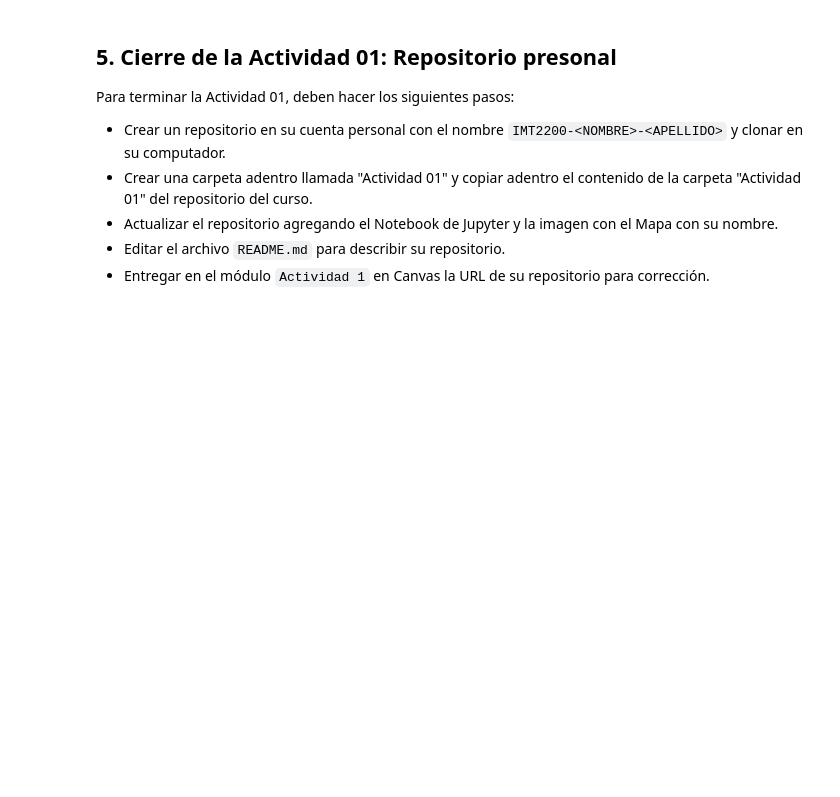
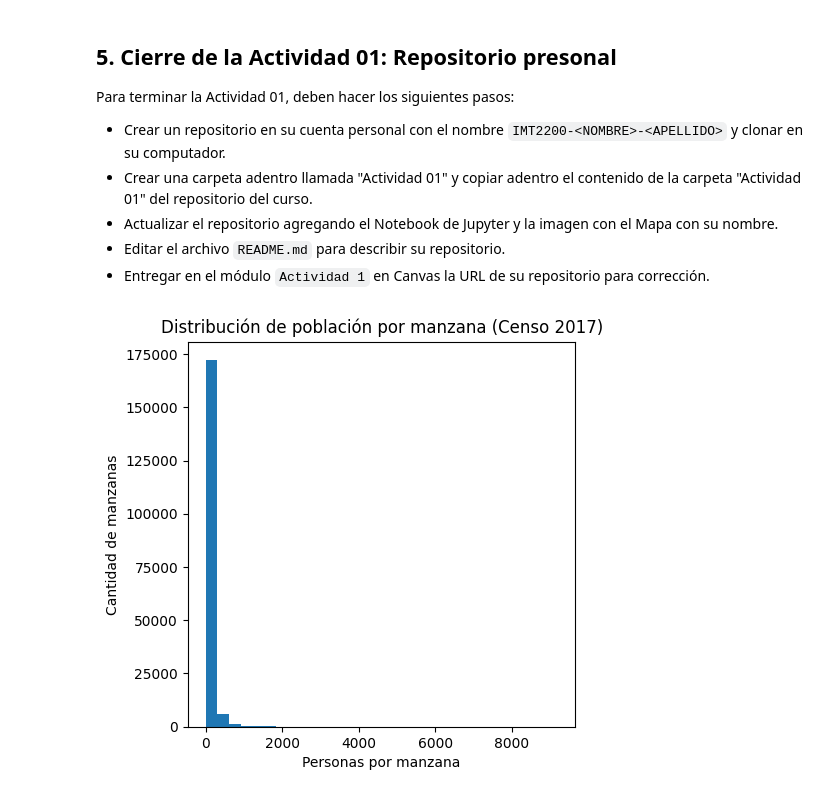
Before and after one commit to sone6e/IMT2200-Matias-Perez, a Jupyter notebook: Actividad 01/IMT2200 - Actividad 01.ipynb, the cells around one changed output. Cells and saved outputs as stored; diff of their text form; code cells hidden in the pictures; blank space fills up the shorter version.

```diff
--- a/Actividad 01/IMT2200 - Actividad 01.ipynb
+++ b/Actividad 01/IMT2200 - Actividad 01.ipynb
@@ -121,3 +182,12 @@ Para terminar la Actividad 01, deben hacer los siguientes pasos:
 - Actualizar el repositorio agregando el Notebook de Jupyter y la imagen con el Mapa con su nombre.
 - Editar el archivo ``README.md`` para describir su repositorio.
 - Entregar en el módulo ``Actividad 1`` en Canvas la URL de su repositorio para corrección.
+# %%
+plt.figure(figsize=(5,5))
+plt.hist(dat['PERSONAS'], bins=30)
+plt.title('Distribución de población por manzana - Censo 2017')
+plt.xlabel('Personas por manzana')
+plt.ylabel('Cantidad de manzanas')
+plt.show()
+# %% [output]
+[figure, added]
```
Also changed, not shown: parts of 8 cells of this notebook, 1 other file.
